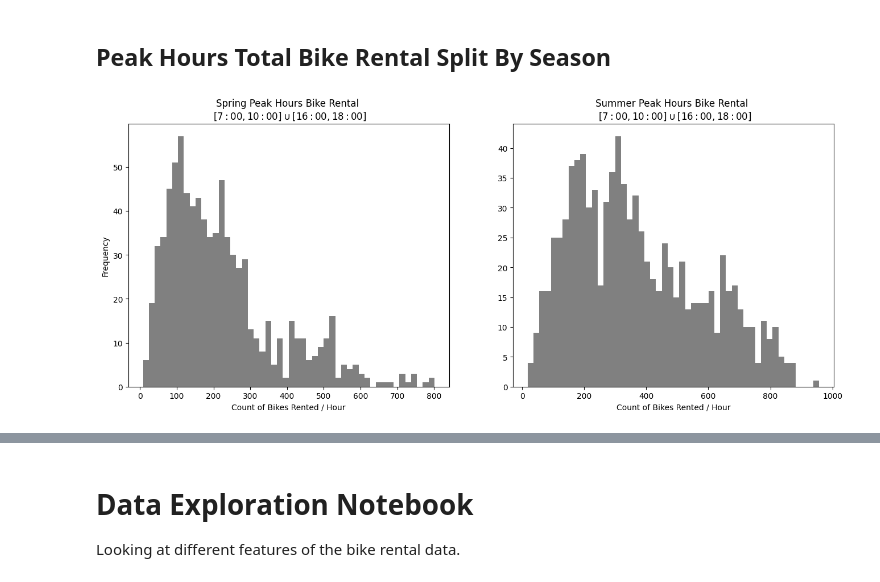
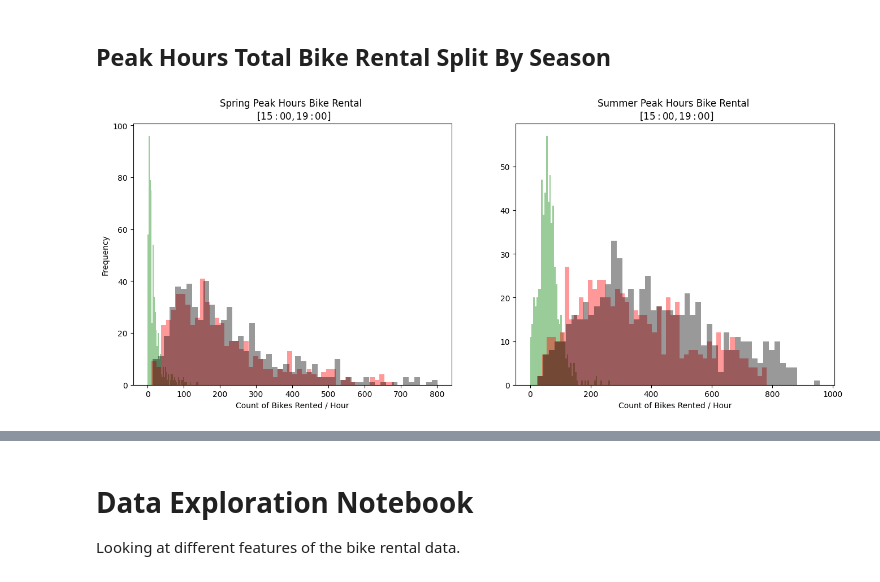
Before and after one commit to seancraven/stat_0028_group_09, a Jupyter notebook: Data_exploration.ipynb, the cells around one changed output, grey strips where cells are left out. Cells and saved outputs as stored; diff of their text form; code cells hidden in the pictures.

Commit message:
right peak times used.

```diff
--- a/Data_exploration.ipynb
+++ b/Data_exploration.ipynb
@@ -63,30 +64,31 @@ fig.tight_layout();
 # %%
 """
 In the final plot, I form new subsets where they are mutually exclusive.
 The morning peak hours are the first selections using the geq and leq
 operators. Then I use the union join operator, because the morning and
 evening hours are mutually exclusive, I could have made subsets from the
 previously created ones.
 """
-summer_h = hourly.subset(leq={"hr": 10}, geq={"hr":7},
-                        eq={"season": 2,"holiday": 0, "workingday": 1})
-summer_h_up = hourly.subset(leq={"hr": 18}, geq={"hr":16},
+peak_start = 15
+peak_end = 19
+user_type = "casual"
+user_type_list = ["casual", "registered", "cnt"]
+color = ["green", "red", "black"]
+
+summer_peak = hourly.subset(leq={"hr": peak_end}, geq={"hr":peak_start},
                          eq={"season":2, "holiday": 0, "workingday": 1})
-spring_h = hourly.subset(leq={"hr": 10}, geq={"hr":7},
-                         eq={"season":1, "holiday": 0, "workingday": 1})
-spring_h_up = hourly.subset(leq={ "hr": 18}, geq={"hr":16},
+spring_peak = hourly.subset(leq={"hr": peak_end}, geq={"hr":peak_start},
                          eq={"season": 1,"holiday": 0, "workingday": 1})
-spring_peak = spring_h.union(spring_h_up)
-summer_peak = summer_h.union(summer_h_up)
 
 fig, ax = plt.subplots(1,2, figsize=(16,6))
-ax[0].hist(spring_peak.data["cnt"], bins=50, color="grey")
-ax[1].hist(summer_peak.data["cnt"], bins=50, color="grey")
-ax[0].set_title("Spring Peak Hours Bike Rental \n $[7:00,10:00] \cup [16:00, 18:00]$")
-ax[1].set_title("Summer Peak Hours Bike Rental \n $[7:00,10:00] \cup [16:00, 18:00]$")
+for u_type, color in zip(user_type_list, color):
+    ax[0].hist(spring_peak.data[u_type], bins=50, color=color, label=u_type, alpha=0.4)
+    ax[1].hist(summer_peak.data[u_type], bins=50, color=color, label=u_type, alpha=0.4)
+ax[0].set_title(f"Spring Peak Hours Bike Rental \n $[{peak_start}:00, {peak_end}:00]$")
+ax[1].set_title(f"Summer Peak Hours Bike Rental \n $[{peak_start}:00, {peak_end}:00]$")
 
 ax[0].set_xlabel("Count of Bikes Rented / Hour")
 ax[1].set_xlabel("Count of Bikes Rented / Hour")
 ax[0].set_ylabel("Frequency");
 # %% [output]
-[figure, old version]
+[figure, new version]
```
Also changed, not shown: parts of 2 cells of this notebook.
